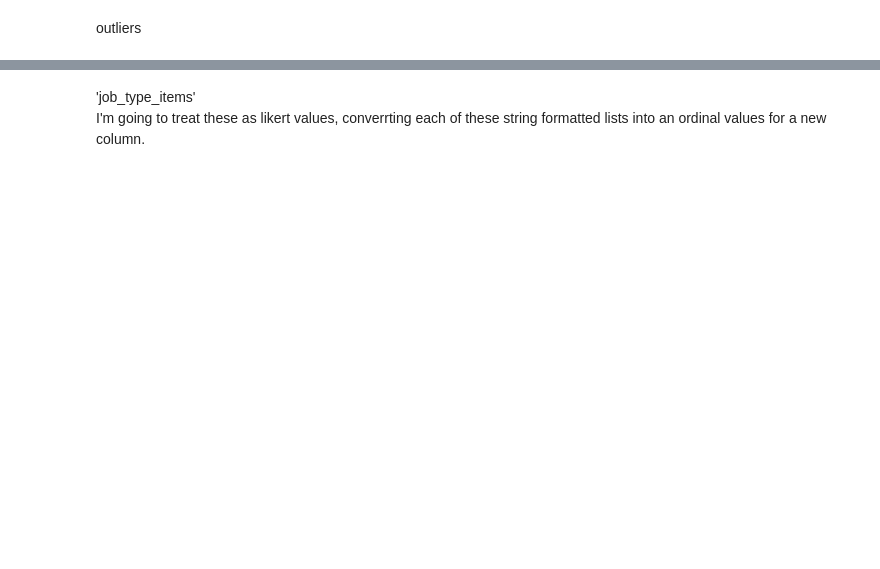
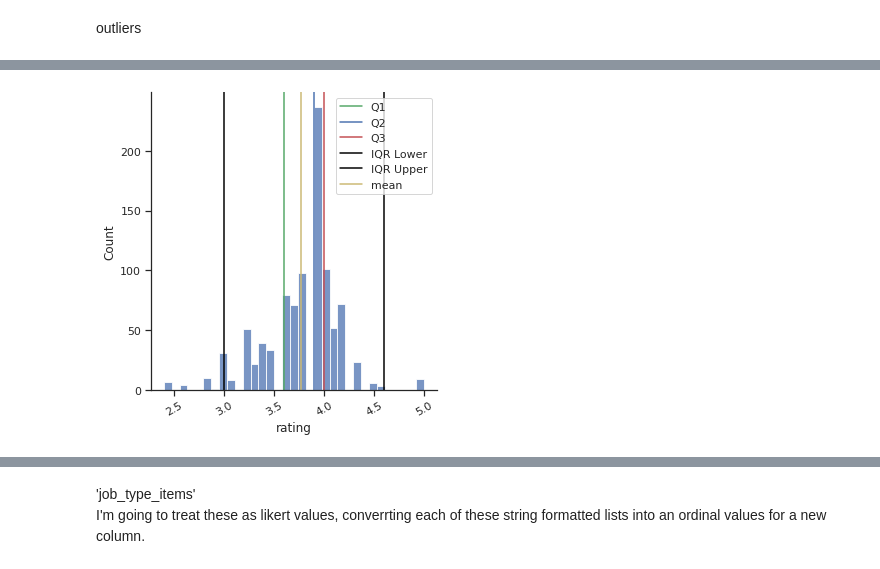
Before and after one commit to 333Kenji/indeedjobscraper, a Jupyter notebook: docs/1_wrangling_engineering.ipynb, the cells around one changed output, grey strips where cells are left out. Saved outputs shown, nothing was run; the diff lists cells and outputs as text; code cells hidden in the pictures; blank space fills up the shorter version.

```diff
--- a/docs/1_wrangling_engineering.ipynb
+++ b/docs/1_wrangling_engineering.ipynb
@@ -160,25 +266,69 @@ z_detect(notna_ratings.rating)
 # %%
-q1 = np.quantile(notna_ratings.rating, 0.25)
-q2 = np.quantile(notna_ratings.rating, 0.5)
-q3 = np.quantile(notna_ratings.rating, 0.75)
+def iqr_detect(data):
+    q1 = np.quantile(data.rating, 0.25)
+    q2 = np.quantile(data.rating, 0.5)
+    q3 = np.quantile(data.rating, 0.75)
 
-# calc iqr
-iqr = (q3 - q1)
-# expand iqr to discern outliers
-iqr_x = iqr*1.5
+    # calc iqr
+    iqr = (q3 - q1)
 
-# setting the lower and upper limits
-iqr_lower = q1-iqr_x
-iqr_upper = q3+iqr_x
+    # expand iqr to discern outliers
+    iqr_x = iqr*1.5
+
+    # setting the lower and upper limits
+    iqr_lower = q1-iqr_x
+    iqr_upper = q3+iqr_x
+
+    # report
+    print(f'There are {len(data[data.rating > iqr_upper])} records below and {len(data[data.rating < iqr_lower])} above.')
 
 
-sns.displot(notna_ratings.rating)
-plt.axvline(x=q1, label="Q1", c = 'g')
-plt.axvline(x=q2, label="Q2", c = 'b')
-plt.axvline(x=q3, label="Q3", c = 'r')
 
-plt.axvline(x=iqr_lower, label = 'IQR Lower', c = 'black')
-plt.axvline(x=iqr_upper, label = 'IQR Upper', c = 'black')
-plt.xticks(rotation=30)
-plt.legend()
-plt.show()
+    # plotting
+    sns.displot(data.rating)
+    plt.axvline(x=q1, label="Q1", c = 'g')
+    plt.axvline(x=q2, label="Q2", c = 'b')
+    plt.axvline(x=q3, label="Q3", c = 'r')
+
+    plt.axvline(x=iqr_lower, label = 'IQR Lower', c = 'black')
+    plt.axvline(x=iqr_upper, label = 'IQR Upper', c = 'black')
+    plt.axvline(x=np.mean(data.rating), label='mean', c = 'y')
+    plt.xticks(rotation=30)
+    plt.legend()
+    plt.show()
+
+    sns.boxplot(data=data, x='rating')
+    plt.xticks(rotation=30)
+    plt.show()
+
+
+    # trimming outliers
+    trimmed = data[data.rating > iqr_upper]
+    trimmed = data[data.rating < iqr_lower]
+    print(len(data))
+    data = data[data.rating <= iqr_upper]
+    data = data[data.rating >= iqr_lower]
+    print(len(data))
+
+
+
+    # plotting
+    sns.displot(data.rating)
+    plt.axvline(x=q1, label="Q1", c = 'g')
+    plt.axvline(x=q2, label="Q2", c = 'b')
+    plt.axvline(x=q3, label="Q3", c = 'r')
+
+    plt.axvline(x=iqr_lower, label = 'IQR Lower', c = 'black')
+    plt.axvline(x=iqr_upper, label = 'IQR Upper', c = 'black')
+    plt.axvline(x=np.mean(data.rating), label='mean', c = 'y')
+    plt.xticks(rotation=30)
+    plt.legend()
+    plt.show()
+
+    sns.boxplot(data=data, x='rating')
+    plt.xticks(rotation=30)
+    plt.show()
+    return data, trimmed
+
+data, trimmed = iqr_detect(data)
+# %% [output]
@@ -184,0 +336 @@ plt.show()
+[figure, added]
```
Also changed, not shown: parts of 45 cells of this notebook.
